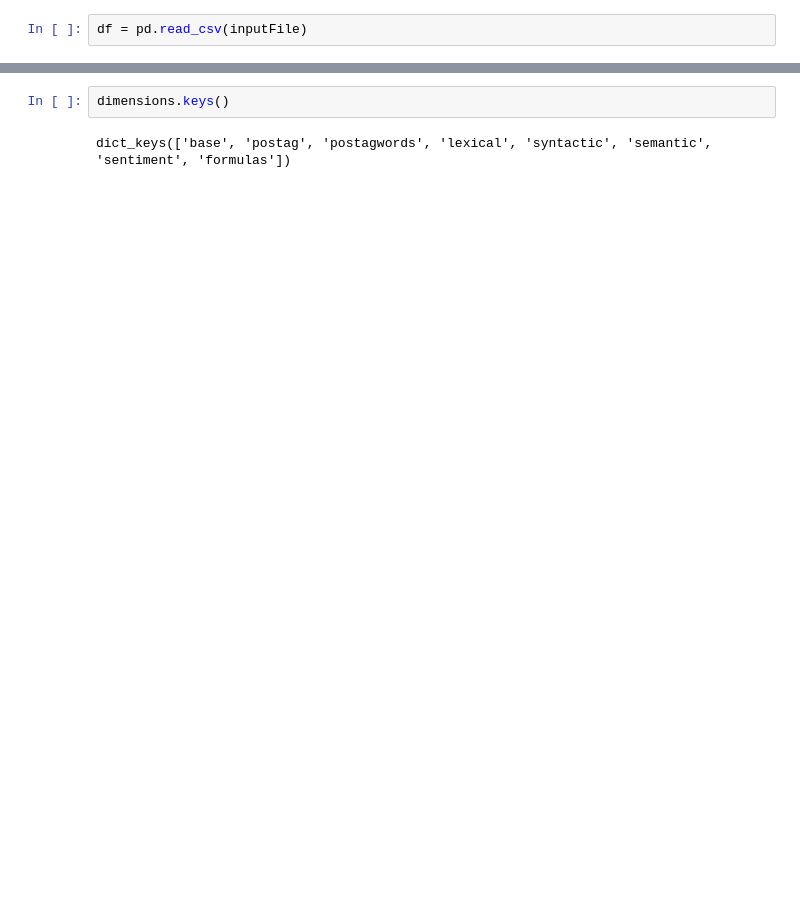
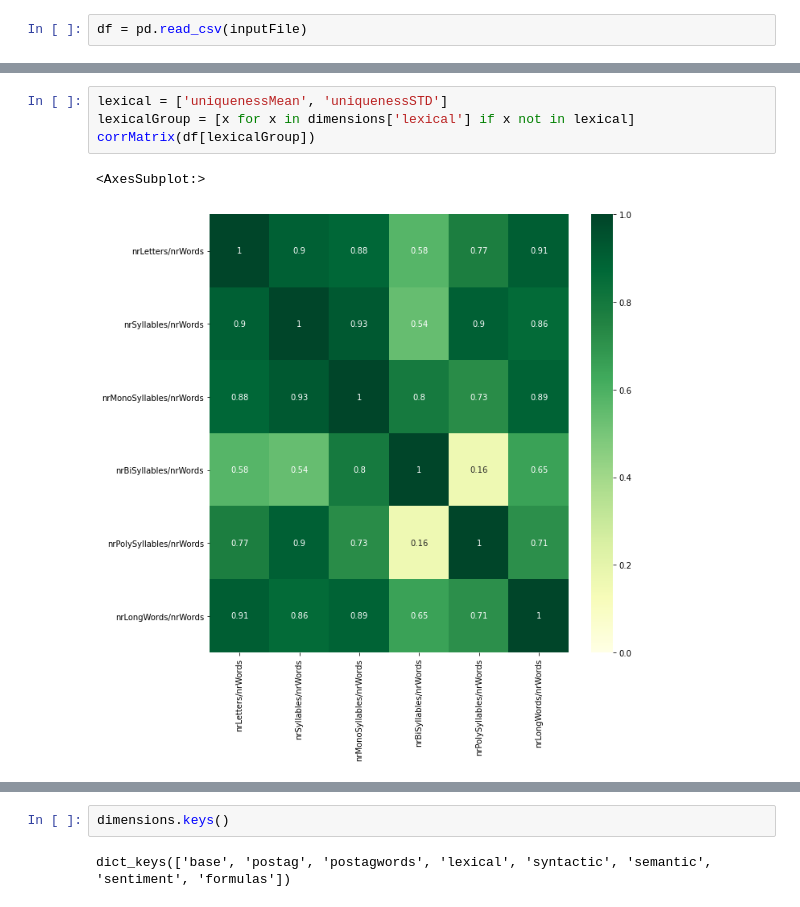
Before and after one commit to leddy231/kex, a Jupyter notebook: Dimensions-Correlation.ipynb, the cells around one changed output, grey strips where cells are left out. Cells and saved outputs as stored; diff of their text form; blank space fills up the shorter version.

```diff
--- a/Dimensions-Correlation.ipynb
+++ b/Dimensions-Correlation.ipynb
@@ -30,0 +40,7 @@ dimensions = pickle.load(open('./Data-Dimensions.pickle', mode='rb'))
+# %%
+lexical = ['uniquenessMean', 'uniquenessSTD']
+lexicalGroup = [x for x in dimensions['lexical'] if x not in lexical]
+corrMatrix(df[lexicalGroup])
+# %% [output]
+<AxesSubplot:>
+[figure, added]
```
Also changed, not shown: parts of 37 cells of this notebook, 13 other files.
